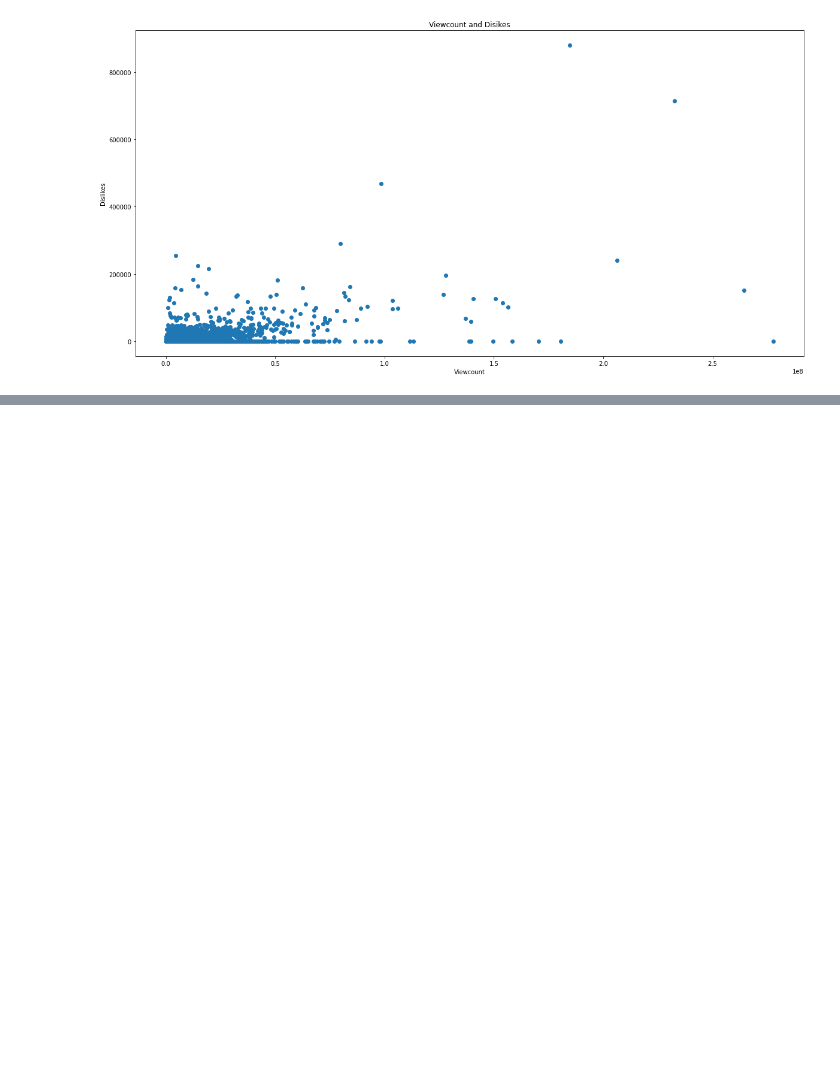
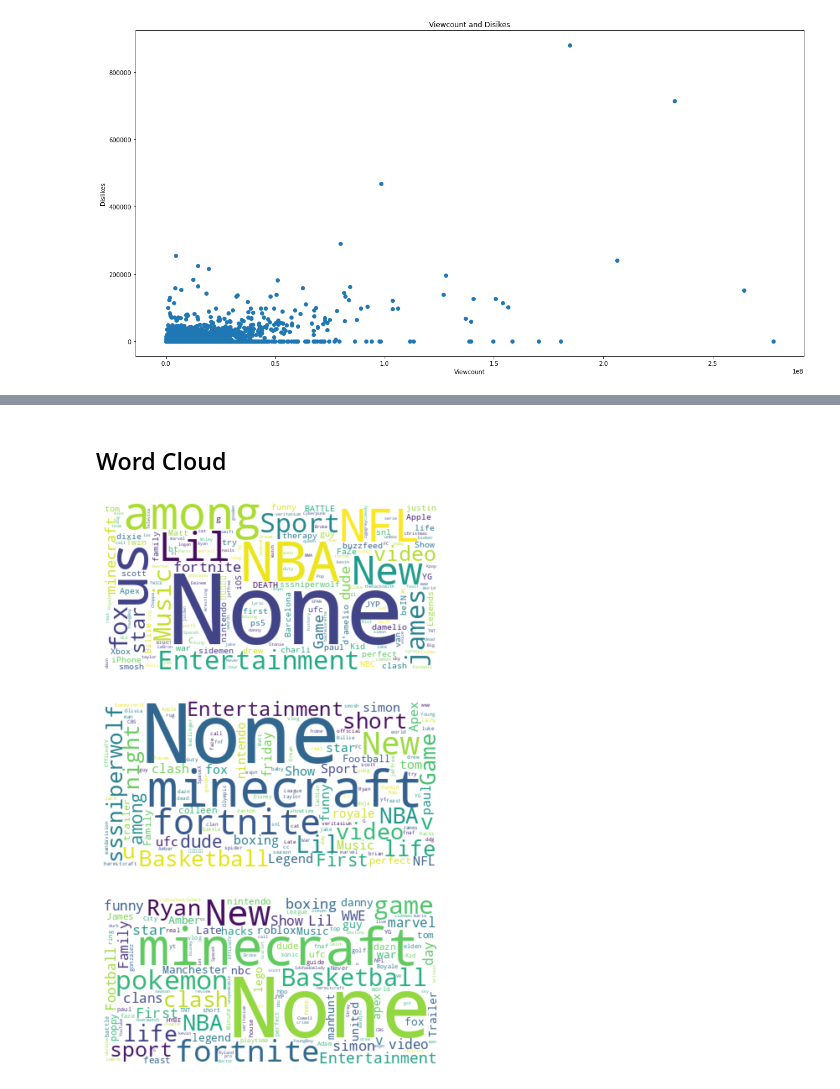
Before and after one commit to sbeven/sbeven.github.io, a Jupyter notebook: Final tutorial.ipynb, the cells around one changed output, grey strips where cells are left out. Saved outputs shown, nothing was run; the diff lists cells and outputs as text; code cells hidden in the pictures; blank space fills up the shorter version.

```diff
--- a/Final tutorial.ipynb
+++ b/Final tutorial.ipynb
@@ -247,0 +376,29 @@ It seems like music videos
+# %% [markdown]
+## Word Cloud
+# %%
+from wordcloud import WordCloud
+
+text2020 = " ".join(cat.split("|")[0] for cat in data.loc[data["publishedAt"].dt.year == 2020].tags)
+word_cloud = WordCloud(collocations = False, background_color = 'white').generate(text2020)
+# Display the generated Word Cloud
+plt.imshow(word_cloud, interpolation='bilinear')
+plt.axis("off")
+plt.show()
+
+text2021 = " ".join(cat.split("|")[0] for cat in data.loc[data["publishedAt"].dt.year == 2021].tags)
+word_cloud = WordCloud(collocations = False, background_color = 'white').generate(text2021)
+# Display the generated Word Cloud
+plt.imshow(word_cloud, interpolation='bilinear')
+plt.axis("off")
+plt.show()
+text2022 = " ".join(cat.split("|")[0] for cat in data.loc[data["publishedAt"].dt.year == 2022].tags)
+
+word_cloud = WordCloud(collocations = False, background_color = 'white').generate(text2022)
+# Display the generated Word Cloud
+plt.imshow(word_cloud, interpolation='bilinear')
+plt.axis("off")
+plt.show()
+# %% [output]
+[figure, added]
+[figure, added]
+[figure, added]
```
Also changed, not shown: parts of 83 cells of this notebook, 2 other files.
